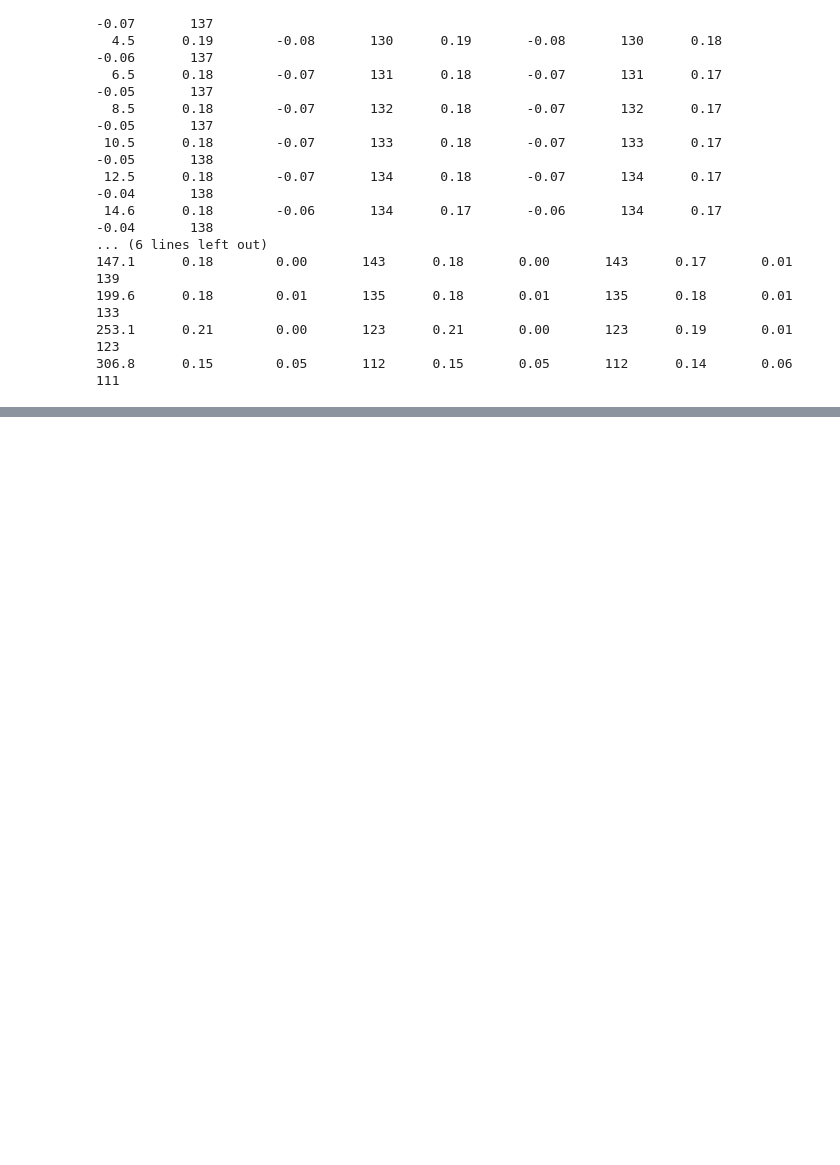
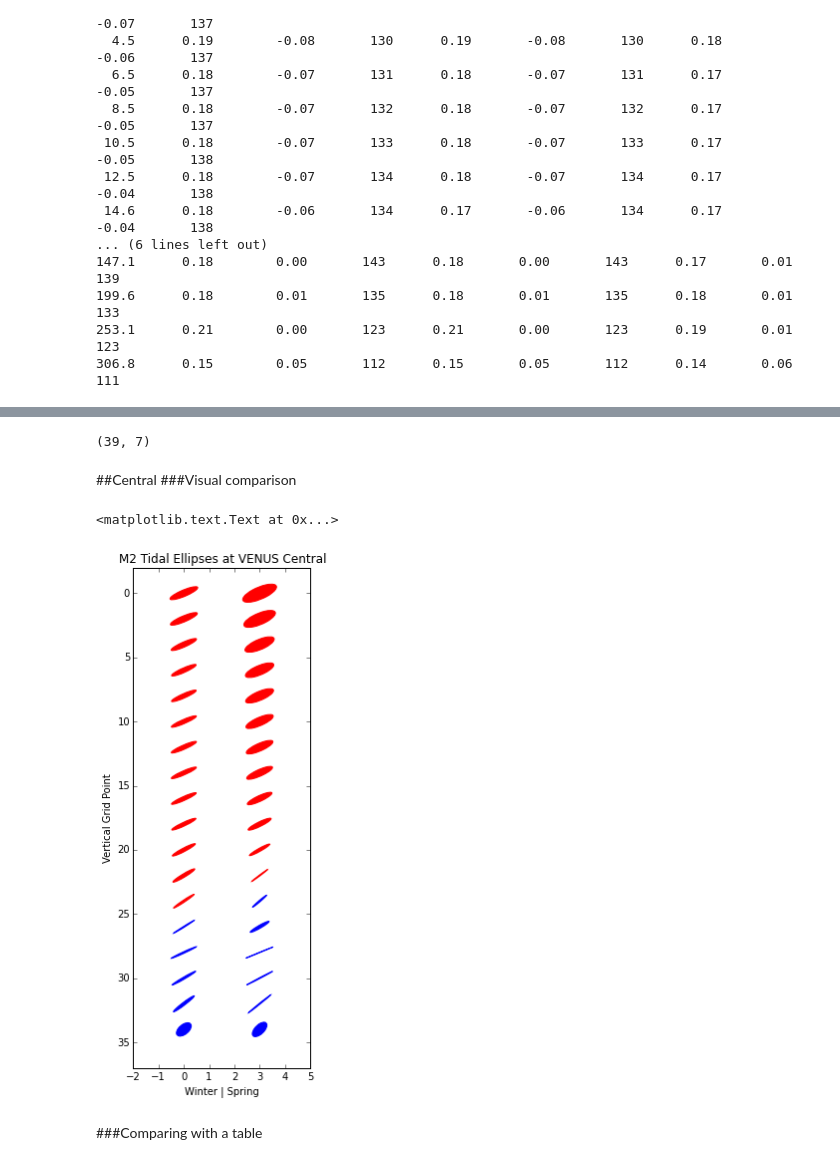
Before and after one commit to SalishSeaCast/analysis, a Jupyter notebook: Muriel/EllipsesSensitivityToTimeSeries.ipynb, the cells around one changed output, grey strips where cells are left out. Cells and saved outputs as stored; diff of their text form; code cells hidden in the pictures; blank space fills up the shorter version.

```diff
--- a/Muriel/EllipsesSensitivityToTimeSeries.ipynb
+++ b/Muriel/EllipsesSensitivityToTimeSeries.ipynb
@@ -121,0 +157,46 @@ The length makes much more of a difference than the frequency. Wether or not the
+# %%
+print cw.shape
+# %% [output]
+(39, 7)
+# %% [markdown]
+##Central
+###Visual comparison
+# %%
+fig = plt.figure(figsize=(7,9))
+ax = fig.add_subplot(121)
+scale = 8
+interval = 2
+
+for dep in np.arange(0,39,interval):
+    if cw[dep,2] > 0:
+        thec = 'b'
+    else:
+        thec = 'r'
+    ells = Ellipse(xy=(0,dep), width=scale*cw[dep,1],
+                        height=scale*cw[dep,2], angle=cw[dep,3],
+                        color=thec)
+    ax.add_artist(ells)
+    ells.set_facecolor(thec)
+
+for dep in np.arange(0,37,interval):
+    if cs[dep,2] > 0:
+        thec = 'b'
+    else:
+        thec = 'r'
+    ells = Ellipse(xy=(3,dep), width=scale*cs[dep,1],
+                        height=scale*cs[dep,2], angle=cs[dep,3],
+                        color=thec)
+    ax.add_artist(ells)
+    ells.set_facecolor(thec)
+
+ax.set_ylim(-2,37)
+ax.invert_yaxis()
+ax.set_xlim(-2,5)
+ax.set_title('M2 Tidal Ellipses at VENUS Central')
+ax.set_ylabel('Vertical Grid Point')
+ax.set_xlabel('Winter | Spring')
+# %% [output]
+<matplotlib.text.Text at 0x...>
+[figure, added]
+# %% [markdown]
+###Comparing with a table
```
Also changed, not shown: parts of 10 cells of this notebook.
